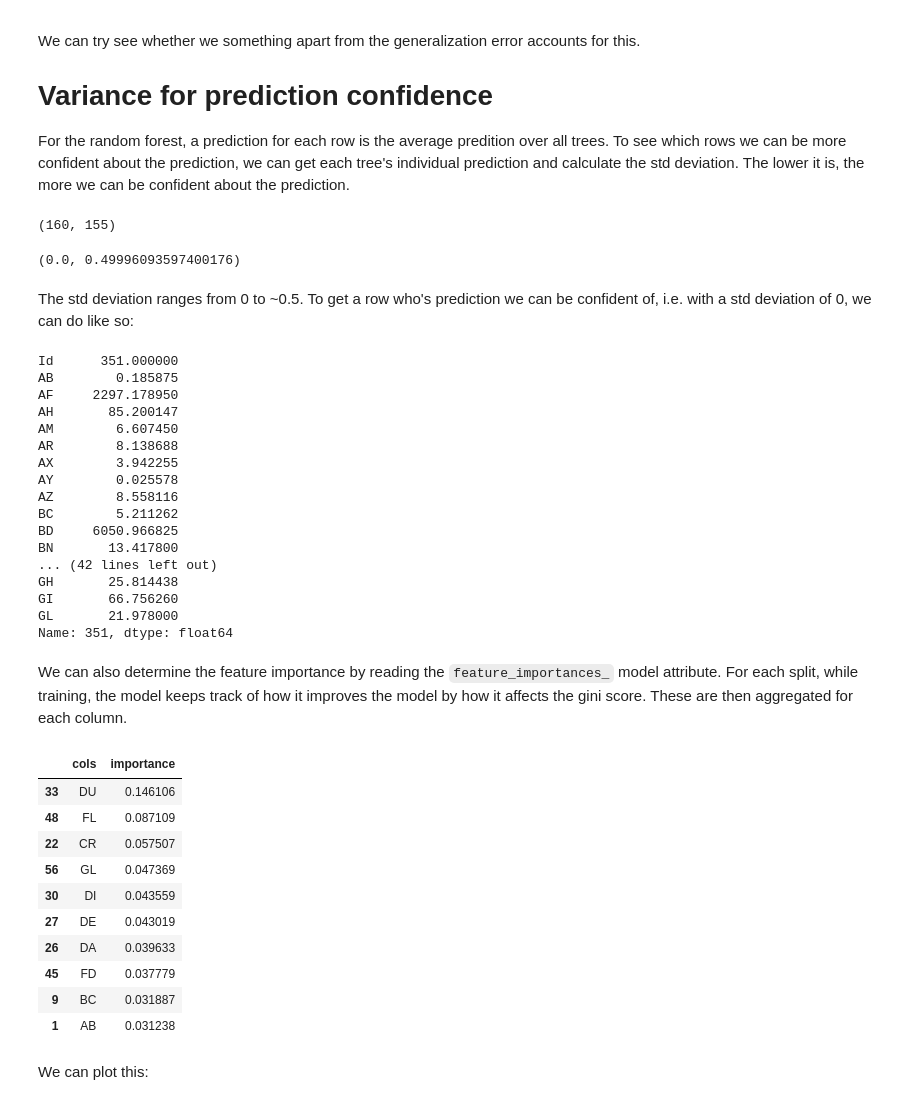
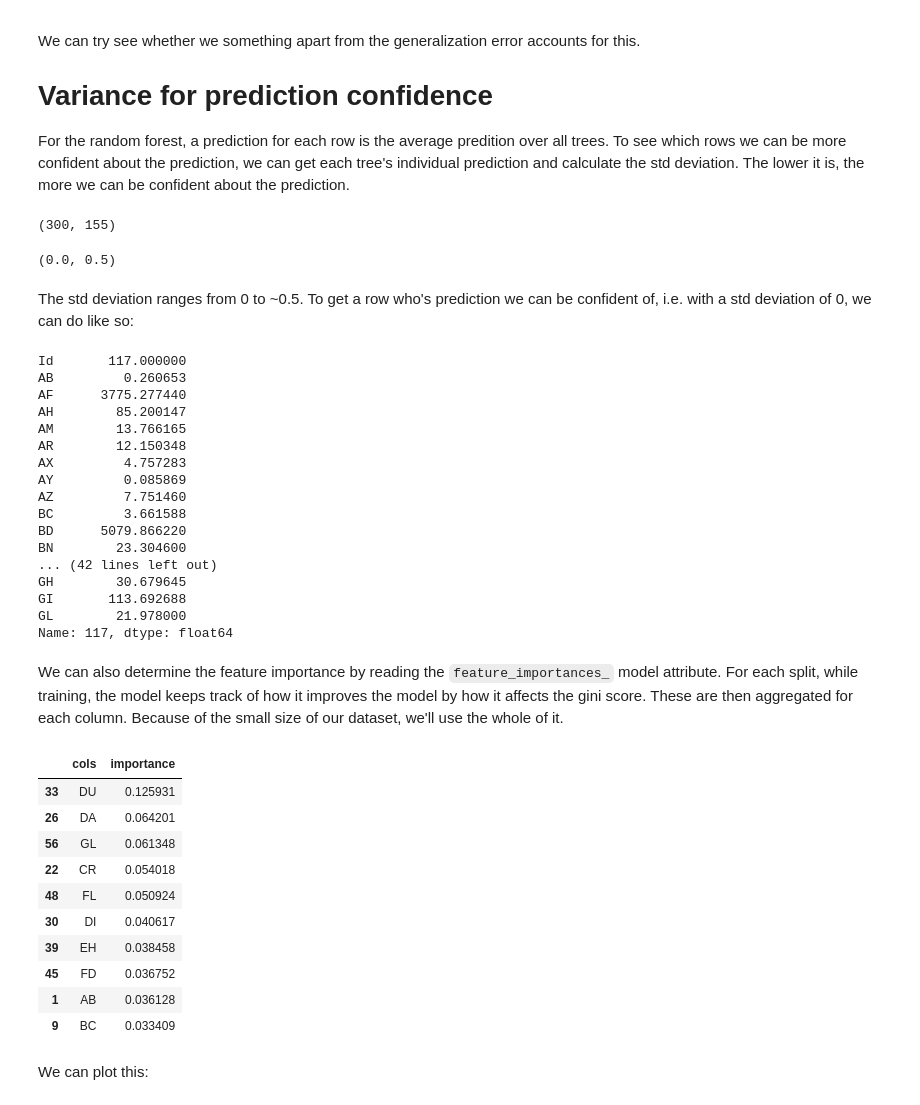
Before and after one commit to programmer-ke/icr-age-related-kaggle-competition, a Jupyter notebook: notebooks/random-forest-explorations.ipynb, the cells around one changed output. Drawn from its saved outputs; the diff is of its cells as text; code cells hidden in the pictures.

```diff
--- a/notebooks/random-forest-explorations.ipynb
+++ b/notebooks/random-forest-explorations.ipynb
@@ -236,7 +236,7 @@ m_log_loss(rf, xs, y), m_log_loss(rf, valid_xs, valid_y)
 # %% [markdown]
 Random forest with custom parameters.
 # %%
-def random_forest(xs, y, n_estimators=160, max_samples=0.75, max_features="sqrt", min_samples_leaf=5, **kwargs):
+def random_forest(xs, y, n_estimators=300, max_samples=0.75, max_features="sqrt", min_samples_leaf=5, **kwargs):
     return RandomForestClassifier(
         n_estimators=n_estimators,
         max_samples=max_samples,
@@ -306,55 +305,57 @@ rf = random_forest(xs, y)
 preds = np.stack([t.predict(valid_xs) for t in rf.estimators_])
 preds.shape
 # %% [output]
-(160, 155)
+(300, 155)
 # %%
 preds_std = preds.std(axis=0)
 preds_std.min(), preds_std.max()
 # %% [output]
-(0.0, 0.49996093597400176)
+(0.0, 0.5)
 # %% [markdown]
 The std deviation ranges from 0 to ~0.5. To get a row who's prediction we can be confident of, i.e. with a std deviation of 0, we can do like so:
 # %%
 idx = preds_std.argmin()
 valid_xs.iloc[idx,:]
 # %% [output]
-Id      351.000000
-AB        0.185875
-AF     2297.178950
-AH       85.200147
-AM        6.607450
-AR        8.138688
-AX        3.942255
-AY        0.025578
-AZ        8.558116
-BC        5.211262
-BD     6050.966825
-BN       13.417800
+Id       117.000000
+AB         0.260653
+AF      3775.277440
+AH        85.200147
+AM        13.766165
+AR        12.150348
+AX         4.757283
+AY         0.085869
+AZ         7.751460
+BC         3.661588
+BD      5079.866220
+BN        23.304600
 ... (42 lines left out)
-GH       25.814438
-GI       66.756260
-GL       21.978000
-Name: 351, dtype: float64
+GH        30.679645
+GI       113.692688
+GL        21.978000
+Name: 117, dtype: float64
 # %% [markdown]
-We can also determine the feature importance by reading the `feature_importances_` model attribute. For each split, while training, the model keeps track of how it improves the model by how it affects the gini score. These are then aggregated for each column.
+We can also determine the feature importance by reading the `feature_importances_` model attribute. For each split, while training, the model keeps track of how it improves the model by how it affects the gini score. These are then aggregated for each column. Because of the small size of our dataset, we'll use the whole of it.
 # %%
 def rf_feature_importance(model, df):
     return pd.DataFrame({'cols': df.columns, 'importance': model.feature_importances_}).sort_values('importance', ascending=False)
 
-feature_importance = rf_feature_importance(rf, xs)
+rf = random_forest(full_xs, full_y)
+
+feature_importance = rf_feature_importance(rf, full_xs)
 feature_importance[:10]
 # %% [output]
 |  | cols | importance |
-| 33 | DU | 0.146106 |
-| 48 | FL | 0.087109 |
-| 22 | CR | 0.057507 |
-| 56 | GL | 0.047369 |
-| 30 | DI | 0.043559 |
-| 27 | DE | 0.043019 |
-| 26 | DA | 0.039633 |
-| 45 | FD | 0.037779 |
-| 9 | BC | 0.031887 |
-| 1 | AB | 0.031238 |
+| 33 | DU | 0.125931 |
+| 26 | DA | 0.064201 |
+| 56 | GL | 0.061348 |
+| 22 | CR | 0.054018 |
+| 48 | FL | 0.050924 |
+| 30 | DI | 0.040617 |
+| 39 | EH | 0.038458 |
+| 45 | FD | 0.036752 |
+| 1 | AB | 0.036128 |
+| 9 | BC | 0.033409 |
 # %% [markdown]
 We can plot this:
 # %%
```
Also changed, not shown: parts of 30 cells of this notebook.
